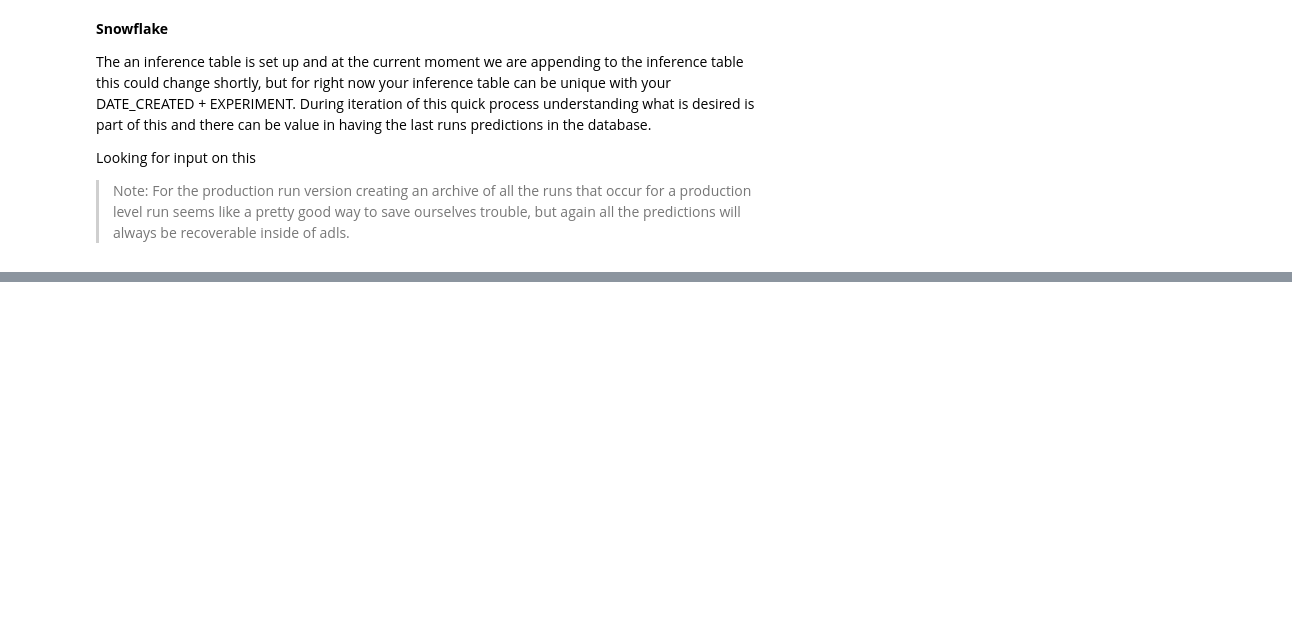
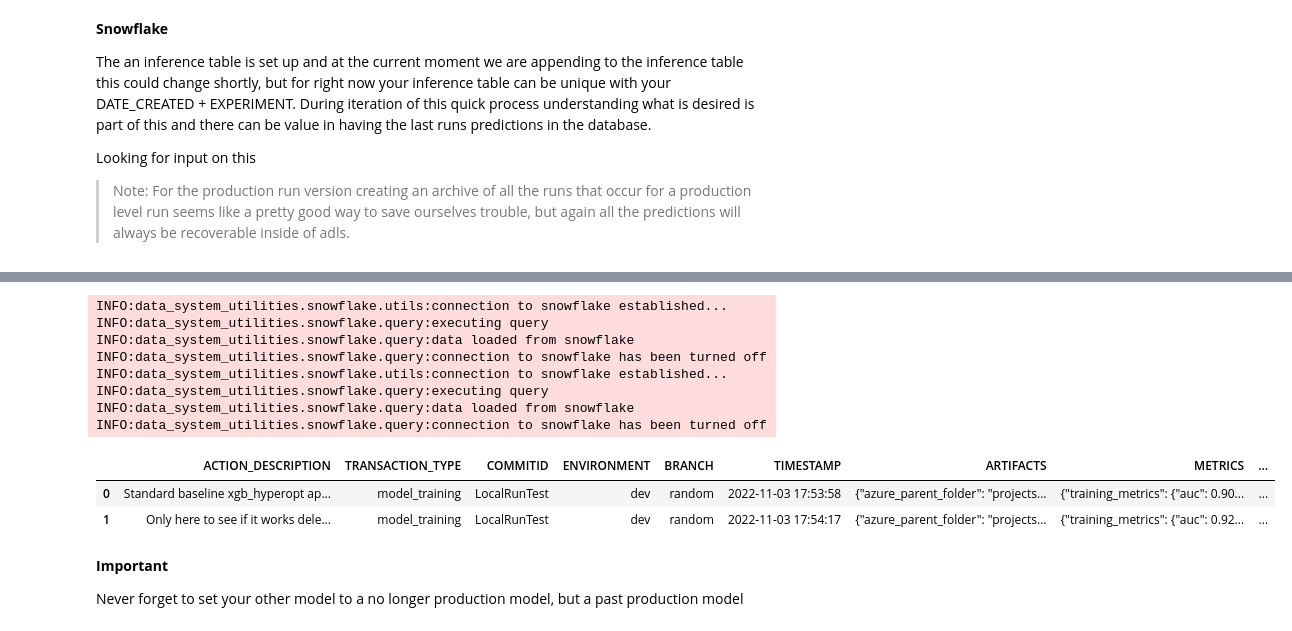
Before and after one commit to JeremyDemlow/LTBP, a Jupyter notebook: nbs/Calling_Library_CLI.ipynb, the cells around one changed output, grey strips where cells are left out. Saved outputs shown, nothing was run; the diff lists cells and outputs as text; code cells hidden in the pictures; blank space fills up the shorter version.

```diff
--- a/nbs/Calling_Library_CLI.ipynb
+++ b/nbs/Calling_Library_CLI.ipynb
@@ -955,0 +1029,6 @@ INFO:data_system_utilities.snowflake.query:connection to snowflake has been turn
+# %%
+#| skip
+sf.run_sql_str('''SELECT *
+FROM MACHINELEARNINGOUTPUTS.LTBP.LTBP_MODEL_TRACKING_FY23
+WHERE PRODUCTION_MODEL
+''')
@@ -955,0 +1047,38 @@ INFO:data_system_utilities.snowflake.query:connection to snowflake has been turn
+# %%
+#| skip
+sf.run_sql_str('''UPDATE MACHINELEARNINGOUTPUTS.LTBP.LTBP_MODEL_TRACKING_FY23
+SET PRODUCTION_MODEL = True
+WHERE COMMITID = 'LocalRunTest'
+AND EXPERIMENT_NAME = 'BASELINE'
+AND EXPERIMENT = 'True'
+AND CAST(TIMESTAMP as VARCHAR) = '2022-11-03 17:53:58'
+''')
+
+sf.run_sql_str('''UPDATE MACHINELEARNINGOUTPUTS.LTBP.LTBP_MODEL_TRACKING_FY23
+SET PRODUCTION_MODEL = True
+WHERE COMMITID = 'LocalRunTest'
+AND EXPERIMENT_NAME = 'NOHYPEROPT'
+AND EXPERIMENT = 'True'
+AND CAST(TIMESTAMP as VARCHAR) = '2022-11-03 17:54:17'
+''')
+
+sf.run_sql_str('''SELECT *
+FROM MACHINELEARNINGOUTPUTS.LTBP.LTBP_MODEL_TRACKING_FY23
+WHERE PRODUCTION_MODEL
+''')
+# %% [output]
+INFO:data_system_utilities.snowflake.utils:connection to snowflake established...
+INFO:data_system_utilities.snowflake.query:executing query
+INFO:data_system_utilities.snowflake.query:data loaded from snowflake
+INFO:data_system_utilities.snowflake.query:connection to snowflake has been turned off
+INFO:data_system_utilities.snowflake.utils:connection to snowflake established...
+INFO:data_system_utilities.snowflake.query:executing query
+INFO:data_system_utilities.snowflake.query:data loaded from snowflake
+INFO:data_system_utilities.snowflake.query:connection to snowflake has been turned off
+|  | ACTION_DESCRIPTION | TRANSACTION_TYPE | COMMITID | ENVIRONMENT | BRANCH | TIMESTAMP | ARTIFACTS | METRICS | ... |
+| 0 | Standard baseline xgb_hyperopt ap... | model_training | LocalRunTest | dev | random | 2022-11-03 17:53:58 | {"azure_parent_folder": "projects... | {"training_metrics": {"auc": 0.90... | ... |
+| 1 | Only here to see if it works dele... | model_training | LocalRunTest | dev | random | 2022-11-03 17:54:17 | {"azure_parent_folder": "projects... | {"training_metrics": {"auc": 0.92... | ... |
+# %% [markdown]
+**Important**
+
+Never forget to set your other model to a no longer production model, but a past production model
```
Also changed, not shown: parts of 41 cells of this notebook, 16 other files.
